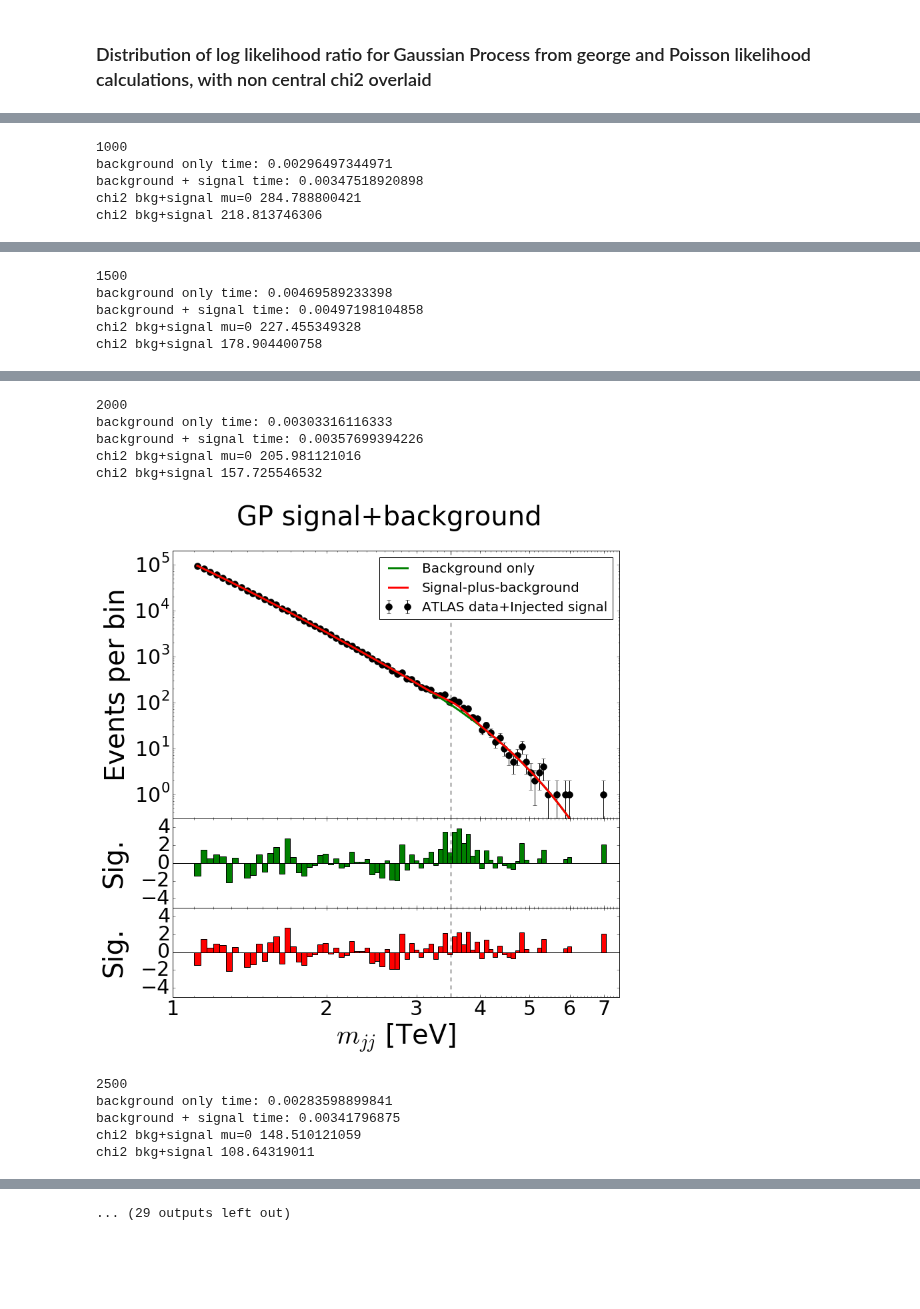
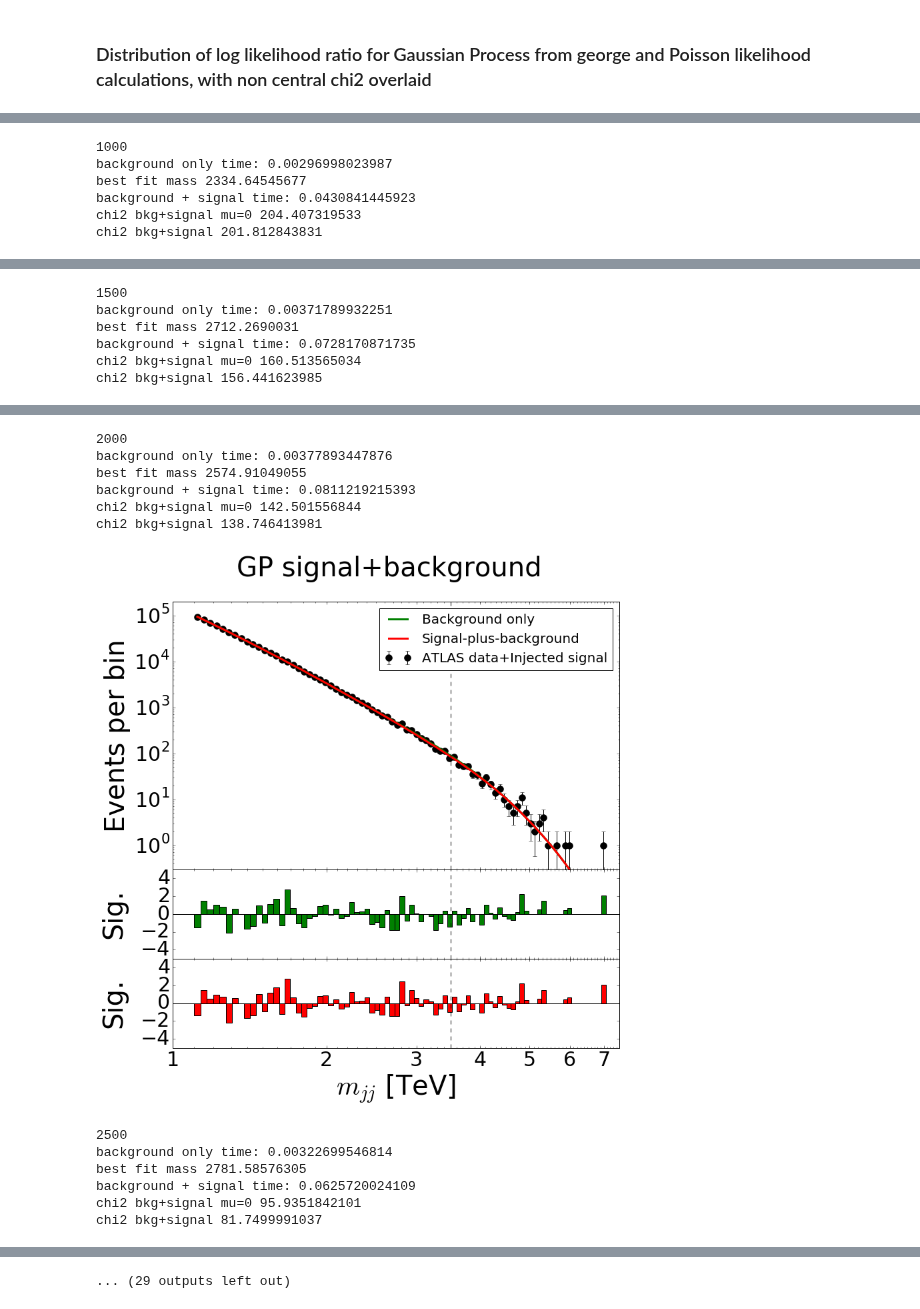
Before and after one commit to mfrate28/GP_Paper, a Jupyter notebook: LEE-tests.ipynb, the cells around one changed output, grey strips where cells are left out. Drawn from its saved outputs; the diff is of its cells as text; code cells hidden in the pictures; blank space fills up the shorter version.

```diff
--- a/LEE-tests.ipynb
+++ b/LEE-tests.ipynb
@@ -253,13 +251,15 @@ def model_gp(params, t, xerr=xerr):
     sqrts = 13000.
     return (p0 * (1.-t/sqrts)**p1 * (t/sqrts)**(p2))*xerr
 
-class logLike_gp_tempSig_fixedH:
-    def __init__(self, x, y, xerr):
+class logLike_gp_fitM_fixedH:
+    def __init__(self, x, y, xerr, params):
         self.x = x
         self.y = y
         self.xerr = xerr
-    def __call__(self, A, mass, tau, L):
+        self.params = params
+    def __call__(self, mass):
         Amp, decay, length, power, sub, p0, p1, p2 = fixedHyperparams
+        A, tau, L = self.params
         kernel1 = Amp * MyDijetKernelSimp(a = decay, b = length, c = power, d = sub)
         kernel2 = A * SignalKernel(m = mass, t = tau, L=L)
         kernel = kernel1+kernel2
@@ -270,15 +270,15 @@ class logLike_gp_tempSig_fixedH:
         except:
             return np.inf
 
-def fit_gp_tempSig_fixedH_minuit(lnprob, Print = True):
+def fit_gp_fitM_fixedH_minuit(lnprob, Print = True):
     minLLH = np.inf
-    best_fit_params = (0, 0, 0, 0)
+    best_fit_params = (0)
     passedFit = False
     numRetries = 0
     while not passedFit and numRetries < 5:
-        init0 = np.random.random() * 1.
+        init0 = np.random.random() * 3500.
         m = Minuit(lnprob, throw_nan = False, pedantic = False, print_level = 0,
-                   N = init0, error_N = 1e-4, limit_N = (0, 100))
+                   mass = init0, error_mass = 0.1, limit_mass = (2000, 5000))
         fit = m.migrad()
         if fit[0]['is_valid']:
             passedFit=True
@@ -298,8 +298,6 @@ def fit_gp_tempSig_fixedH_minuit(lnprob, Print = True):
 # %% [markdown]
 ### Distribution of log likelihood ratio for Gaussian Process from george and Poisson likelihood calculations, with non central chi2 overlaid
 # %%
-sigToys = np.load("newoutputs/signalToys_3500.npy")
-sigToysO = np.load("newoutputs/signalToysO_3500.npy")
 toyList = np.load("newoutputs/toyList_3500.npy")
 fixedHyperparams = np.load("newoutputs/fixedHyperparams_3500.npy")
 if runOnlyFF: pass
@@ -321,11 +319,9 @@ else:
             if not itoy%500:
                 print itoy
             ytoy, xtoy, xtoyerr = removeZeros(toy)
-            signalTemplate = sigToys[()][m][itoy]
-            ydata = ytoy + signalTemplate
+            ydata = ytoy
 
-            signalTemplateO = sigToysO[()][m][itoy]
-            ydataO = toy + signalTemplateO
+            ydataO = toy
 
             #BACKGROUND ONLY FIT GP
             if not itoy%500:
@@ -344,8 +340,14 @@ else:
             #BACKGROUND+SIGNAL FIT GP
             if not itoy%500:
                 pgpsb_stime = time.time()
+            lnProb = logLike_gp_fitM_fixedH(xtoy,ydata, xtoyerr, (200, 600, 600))
+            minLLH, best_fit_gp = fit_gp_fitM_fixedH_minuit(lnProb, False)
+            #print best_fit_gp
+            if np.isinf(minLLH):
+                continue
+
             Amp, decay, length, power, sub, p0, p1, p2 = fixedHyperparams
-            A, mass, tau, L = 30, 3500, 250, 250
+            A, mass, tau, L = 200, best_fit_gp[0], 600, 600
             kernel1 = Amp * MyDijetKernelSimp(a = decay, b = length, c = power, d = sub)
             kernel2 = A * SignalKernel(m = mass, t = tau, L=L)
             kernel = kernel1+kernel2
@@ -356,12 +358,15 @@ else:
             gpLLHSig = gp.lnlikelihood(ydata - model_gp((p0,p1,p2),xtoy, xtoyerr))
 
             if not itoy%500:
+                print "best fit mass", best_fit_gp[0]
                 pgpsb_etime = time.time()
                 print "background + signal time:", pgpsb_etime - pgpsb_stime
                 makePrettyPlots_signal(xvalO, ydataO, MAP1, MAP, "GP signal+background", 3500, col = 'g', ymax = 2e5)
 
 
-            LLlistGP_largeL[m].append(-2*(gpLLH-gpLLHSig))
+            #LLlistGP_largeL[m].append(-2*(gpLLH-gpLLHSig))
+            LLlistGP_largeL[m].append(-2*(-logLike_gpLikeFF(ydataO, MAP1)+logLike_gpLikeFF(ydataO, MAP)))
+
 
     etime = time.time()
     print "took "+str((etime-btime)/(60.*60.)) + "hours"
@@ -382,5 +389,6 @@ chi2 bkg+signal 932.094475471
 1000
-background only time: 0.00296497344971
-background + signal time: 0.00347518920898
-chi2 bkg+signal mu=0 284.788800421
-chi2 bkg+signal 218.813746306
+background only time: 0.00296998023987
+best fit mass 2334.64545677
+background + signal time: 0.0430841445923
+chi2 bkg+signal mu=0 204.407319533
+chi2 bkg+signal 201.812843831
@@ -388,5 +396,6 @@ chi2 bkg+signal 218.813746306
 1500
-background only time: 0.00469589233398
-background + signal time: 0.00497198104858
-chi2 bkg+signal mu=0 227.455349328
-chi2 bkg+signal 178.904400758
+background only time: 0.00371789932251
+best fit mass 2712.2690031
+background + signal time: 0.0728170871735
+chi2 bkg+signal mu=0 160.513565034
+chi2 bkg+signal 156.441623985
@@ -394,11 +403,13 @@ chi2 bkg+signal 178.904400758
 2000
-background only time: 0.00303316116333
-background + signal time: 0.00357699394226
-chi2 bkg+signal mu=0 205.981121016
-chi2 bkg+signal 157.725546532
+background only time: 0.00377893447876
+best fit mass 2574.91049055
+background + signal time: 0.0811219215393
+chi2 bkg+signal mu=0 142.501556844
+chi2 bkg+signal 138.746413981
-[figure, old version]
+[figure, new version]
 2500
-background only time: 0.00283598899841
-background + signal time: 0.00341796875
-chi2 bkg+signal mu=0 148.510121059
-chi2 bkg+signal 108.64319011
+background only time: 0.00322699546814
+best fit mass 2781.58576305
+background + signal time: 0.0625720024109
+chi2 bkg+signal mu=0 95.9351842101
+chi2 bkg+signal 81.7499991037
```
Also changed, not shown: parts of 4 cells of this notebook.
